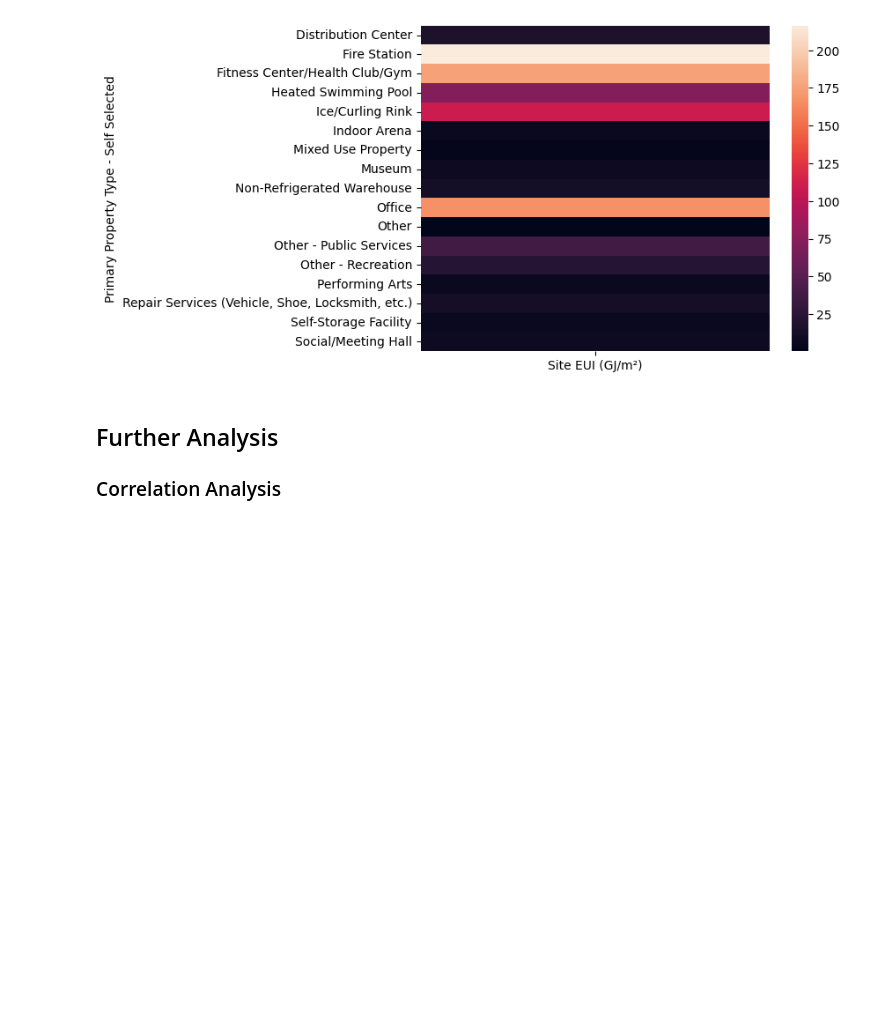
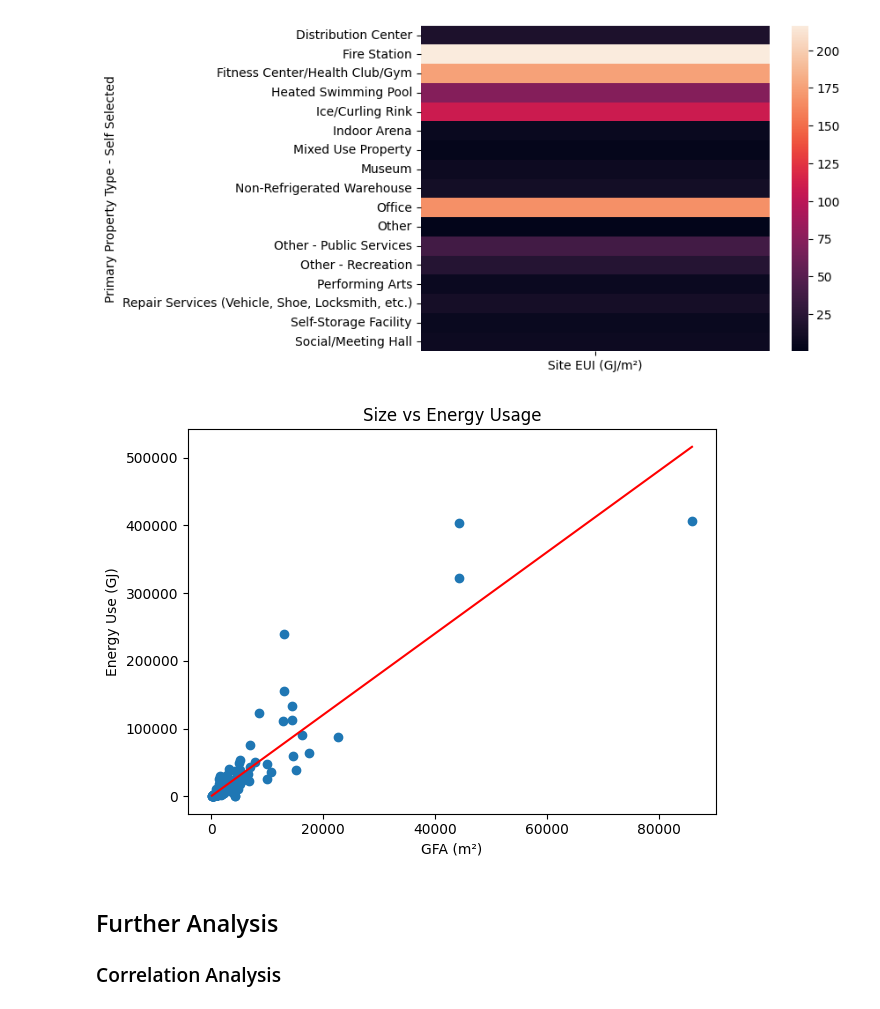
Before and after one commit to mattzirp/building_energy_benchmarking, a Jupyter notebook: data_analysis.ipynb, the cells around one changed output. Cells and saved outputs as stored; diff of their text form; code cells hidden in the pictures; blank space fills up the shorter version.

```diff
--- a/data_analysis.ipynb
+++ b/data_analysis.ipynb
@@ -669,6 +669,21 @@ sns.heatmap(heatmap_data)
 # %% [output]
 <Axes: ylabel='Primary Property Type - Self Selected'>
 [figure]
+# %%
+size_eui = data.groupby(['Property GFA - Self-Reported (m²)'])['Site Energy Use (GJ)'].sum().reset_index()
+fig, ax = plt.subplots()
+ax.plot(size_eui['Property GFA - Self-Reported (m²)'], size_eui['Site Energy Use (GJ)'], 'o')
+z = np.polyfit(size_eui['Property GFA - Self-Reported (m²)'], size_eui['Site Energy Use (GJ)'], 1)  # Returns the coefficients [slope, intercept]
+p = np.poly1d(z)         # Creates a polynomial function from the coefficients
+ax.plot(size_eui['Property GFA - Self-Reported (m²)'], p(size_eui['Property GFA - Self-Reported (m²)']), "r-", label=f"Linear Trendline: y = {z[0]:.2f}x + {z[1]:.2f}")
+
+plt.title("Size vs Energy Usage")
+plt.xlabel('GFA (m²)')
+plt.ylabel('Energy Use (GJ)')
+plt.tight_layout()
+plt.show()
+# %% [output]
+[figure, added]
 # %% [markdown]
 ## Further Analysis
 
```
Also changed, not shown: 1 other file.
